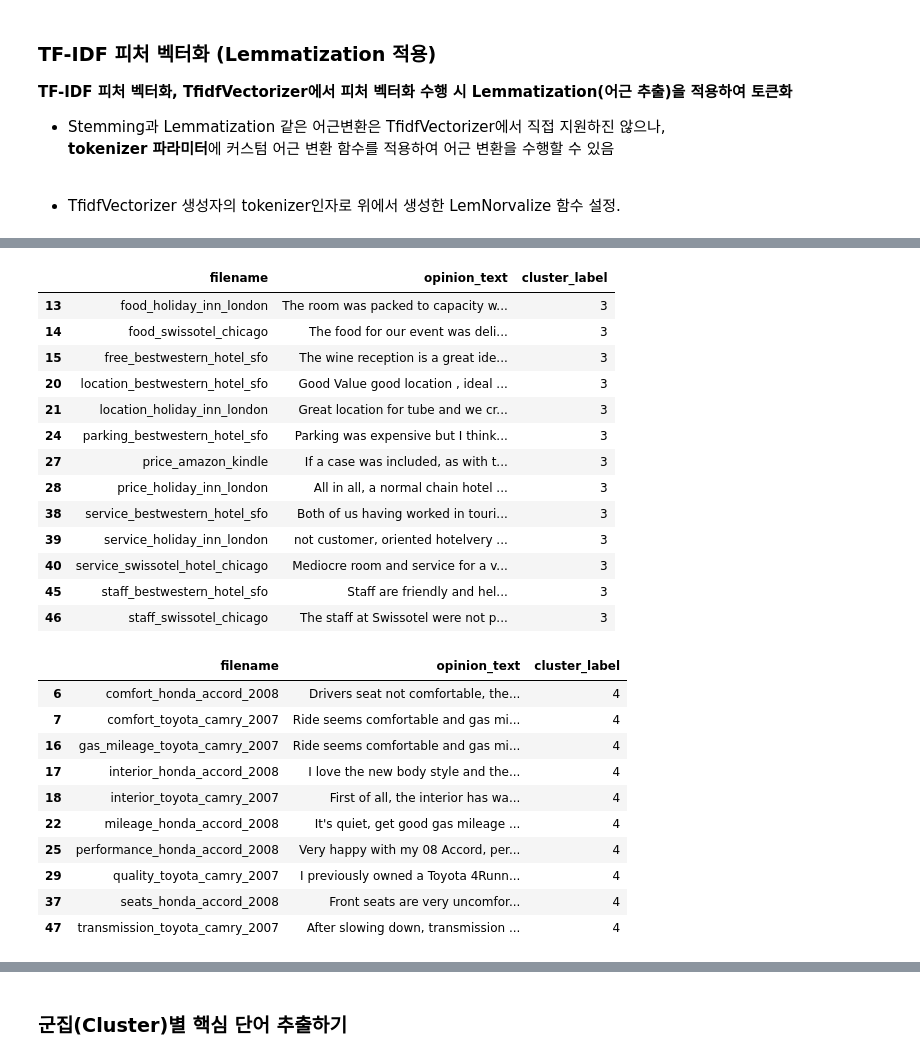
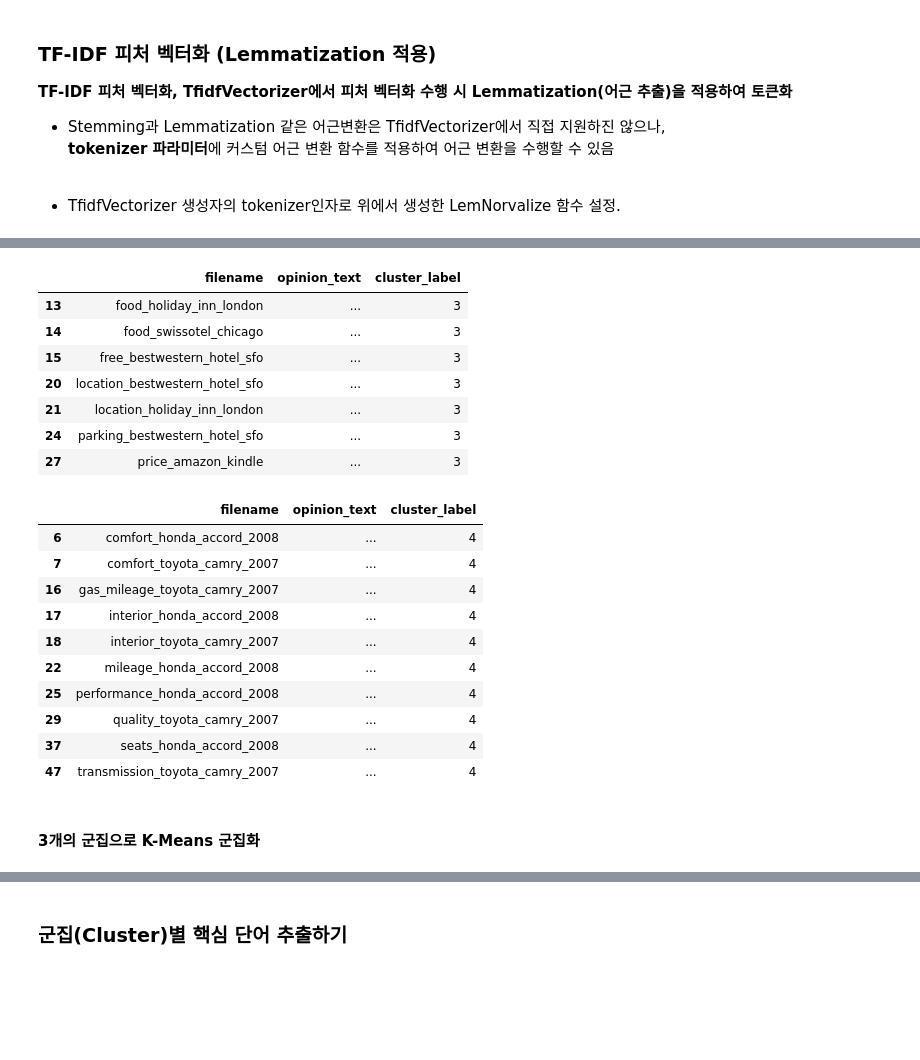
Before and after one commit to netsus/ML_PerfectGuide, a Jupyter notebook: 8장/8.7 문서 군집화 소개와 실습(Opinion Review 데이터 세트).ipynb, the cells around one changed output, grey strips where cells are left out. Drawn from its saved outputs; the diff is of its cells as text; code cells hidden in the pictures; blank space fills up the shorter version.

```diff
--- a/8장/8.7 문서 군집화 소개와 실습(Opinion Review 데이터 세트).ipynb
+++ b/8장/8.7 문서 군집화 소개와 실습(Opinion Review 데이터 세트).ipynb
@@ -12,6 +12,7 @@ https://archive.ics.uci.edu/ml/datasets/Opinosis+Opinion+%26frasl%3B+Review
 ### 데이터 로드
 # %%
 import pandas as pd
+import numpy as np
 import glob ,os
 import warnings
 warnings.filterwarnings('ignore')
@@ -26,7 +27,7 @@ opinion_text = []
 
 # 개별 파일들의 파일명은 filename_list 리스트로 취합,
 # 개별 파일들의 파일내용은 DataFrame로딩 후 다시 string으로 변환하여 opinion_text 리스트로 취합
-for file_ in all_files:
+for file_ in sorted(all_files):
     # 개별 파일을 읽어서 DataFrame으로 생성
     df = pd.read_table(file_,index_col=None, header=0,encoding='latin1')
 
@@ -154,34 +164,32 @@ document_df[document_df['cluster_label']==2].sort_values(by='filename')
 # %%
-document_df[document_df['cluster_label']==3].sort_values(by='filename')
+document_df[document_df['cluster_label']==3].sort_values(by='filename').head(7)
+# 대부분 hotel, inn에 대한것. 여기서도 kindle이 좀 끼어들었네
 # %% [output]
 |  | filename | opinion_text | cluster_label |
-| 13 | food_holiday_inn_london | The room was packed to capacity w... | 3 |
-| 14 | food_swissotel_chicago | The food for our event was deli... | 3 |
-| 15 | free_bestwestern_hotel_sfo | The wine reception is a great ide... | 3 |
-| 20 | location_bestwestern_hotel_sfo | Good Value good location , ideal ... | 3 |
-| 21 | location_holiday_inn_london | Great location for tube and we cr... | 3 |
-| 24 | parking_bestwestern_hotel_sfo | Parking was expensive but I think... | 3 |
-| 27 | price_amazon_kindle | If a case was included, as with t... | 3 |
-| 28 | price_holiday_inn_london | All in all, a normal chain hotel ... | 3 |
-| 38 | service_bestwestern_hotel_sfo | Both of us having worked in touri... | 3 |
-| 39 | service_holiday_inn_london | not customer, oriented hotelvery ... | 3 |
-| 40 | service_swissotel_hotel_chicago | Mediocre room and service for a v... | 3 |
-| 45 | staff_bestwestern_hotel_sfo | Staff are friendly and hel... | 3 |
-| 46 | staff_swissotel_chicago | The staff at Swissotel were not p... | 3 |
+| 13 | food_holiday_inn_london | ... | 3 |
+| 14 | food_swissotel_chicago | ... | 3 |
+| 15 | free_bestwestern_hotel_sfo | ... | 3 |
+| 20 | location_bestwestern_hotel_sfo | ... | 3 |
+| 21 | location_holiday_inn_london | ... | 3 |
+| 24 | parking_bestwestern_hotel_sfo | ... | 3 |
+| 27 | price_amazon_kindle | ... | 3 |
 # %%
 document_df[document_df['cluster_label']==4].sort_values(by='filename')
+# honda, toyota 차종 그리고 년도로 확실하게 클러스터링 됨.
 # %% [output]
 |  | filename | opinion_text | cluster_label |
-| 6 | comfort_honda_accord_2008 | Drivers seat not comfortable, the... | 4 |
-| 7 | comfort_toyota_camry_2007 | Ride seems comfortable and gas mi... | 4 |
-| 16 | gas_mileage_toyota_camry_2007 | Ride seems comfortable and gas mi... | 4 |
-| 17 | interior_honda_accord_2008 | I love the new body style and the... | 4 |
-| 18 | interior_toyota_camry_2007 | First of all, the interior has wa... | 4 |
-| 22 | mileage_honda_accord_2008 | It's quiet, get good gas mileage ... | 4 |
-| 25 | performance_honda_accord_2008 | Very happy with my 08 Accord, per... | 4 |
-| 29 | quality_toyota_camry_2007 | I previously owned a Toyota 4Runn... | 4 |
-| 37 | seats_honda_accord_2008 | Front seats are very uncomfor... | 4 |
-| 47 | transmission_toyota_camry_2007 | After slowing down, transmission ... | 4 |
+| 6 | comfort_honda_accord_2008 | ... | 4 |
+| 7 | comfort_toyota_camry_2007 | ... | 4 |
+| 16 | gas_mileage_toyota_camry_2007 | ... | 4 |
+| 17 | interior_honda_accord_2008 | ... | 4 |
+| 18 | interior_toyota_camry_2007 | ... | 4 |
+| 22 | mileage_honda_accord_2008 | ... | 4 |
+| 25 | performance_honda_accord_2008 | ... | 4 |
+| 29 | quality_toyota_camry_2007 | ... | 4 |
+| 37 | seats_honda_accord_2008 | ... | 4 |
+| 47 | transmission_toyota_camry_2007 | ... | 4 |
+# %% [markdown]
+#### 3개의 군집으로 K-Means 군집화
 # %%
 from sklearn.cluster import KMeans
 
```
Also changed, not shown: parts of 25 cells of this notebook.
